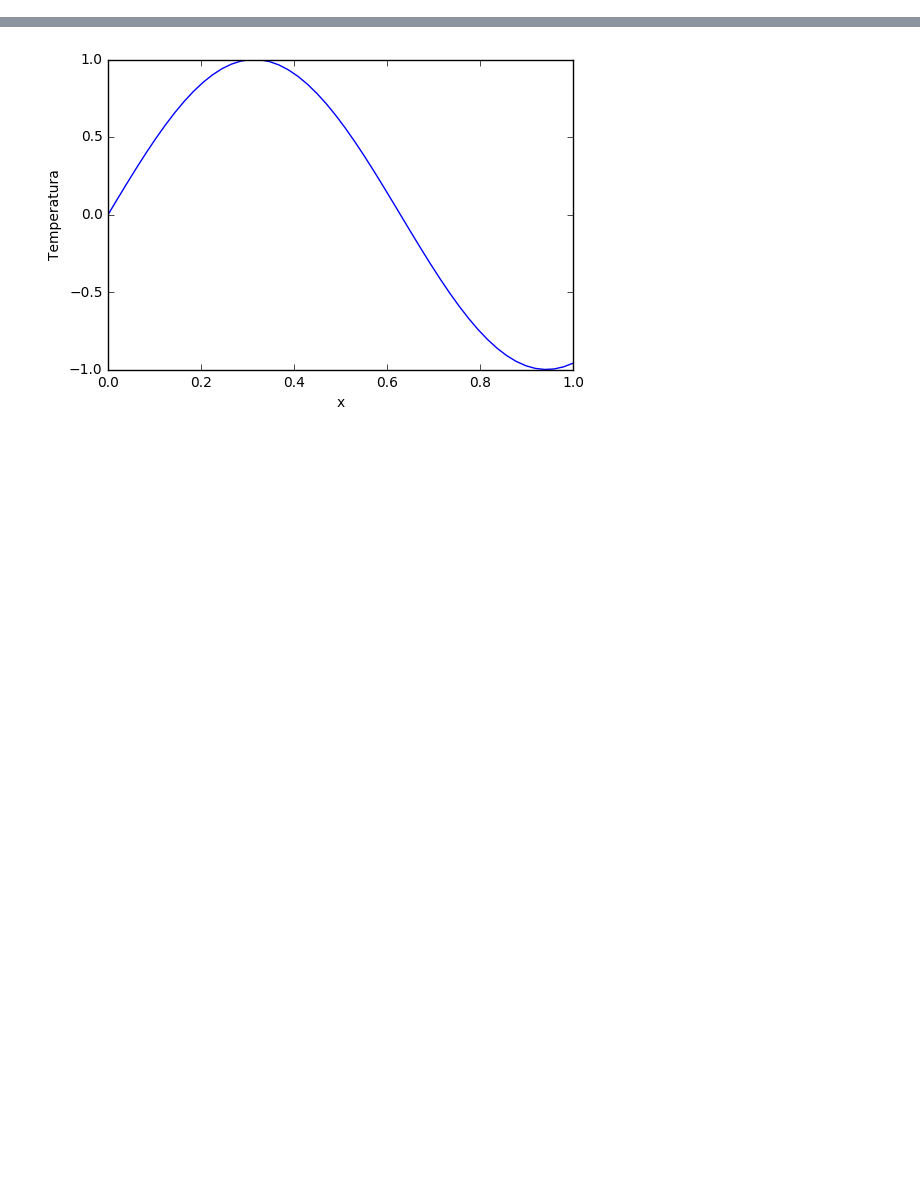
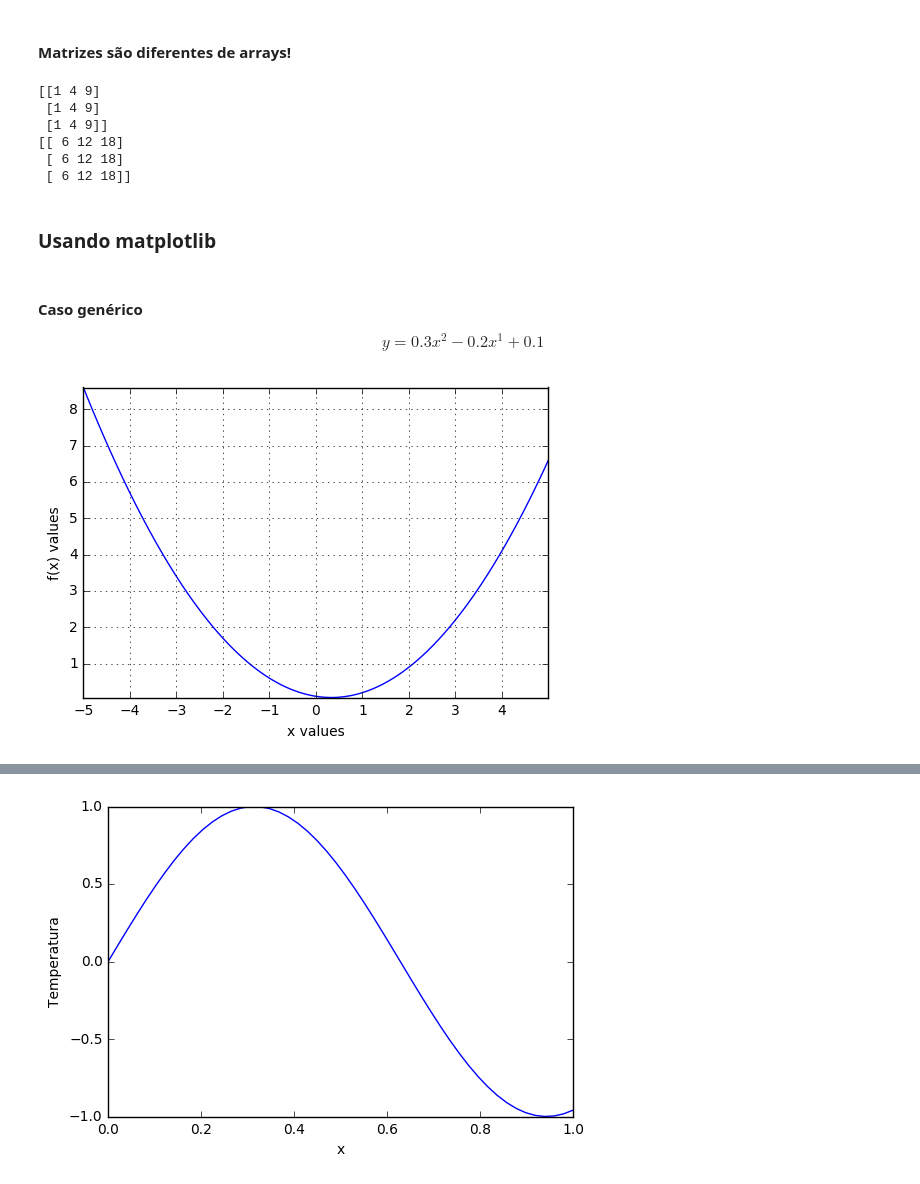
Before and after one commit to gpkc/Scientific-computing-with-python, a Jupyter notebook: Pyzza.ipynb, the cells around one changed output, grey strips where cells are left out. Saved outputs shown, nothing was run; the diff lists cells and outputs as text; code cells hidden in the pictures; blank space fills up the shorter version.

```diff
--- a/Pyzza.ipynb
+++ b/Pyzza.ipynb
@@ -0,0 +66,33 @@
+# %% [markdown]
+#### Matrizes são diferentes de arrays!
+# %%
+print(array2d*array2d)
+print(mat2d*mat2d)
+# %% [output]
+[[1 4 9]
+ [1 4 9]
+ [1 4 9]]
+[[ 6 12 18]
+ [ 6 12 18]
+ [ 6 12 18]]
+# %% [markdown]
+### Usando matplotlib
+# %% [markdown]
+#### Caso genérico
+$$ y = 0.3x^2 - 0.2x^1 + 0.1 $$
+# %%
+from matplotlib import pyplot
+poly_y = numpy.poly1d(numpy.array([0.3, -0.2, 0.1]))
+x = numpy.linspace(-5, 5, 100)
+y = poly_y(x)
+pyplot.xlabel('x values')
+pyplot.ylabel('f(x) values')
+xticks = numpy.arange(-5, 5, 1)
+yticks = numpy.arange(0, 10, 1)
+pyplot.xticks(xticks)
+pyplot.yticks(yticks)
+pyplot.grid(True)
+pyplot.plot(x,y)
+pyplot.show()
+# %% [output]
+[figure, added]
```
Also changed, not shown: parts of 46 cells of this notebook, 4 other files.
